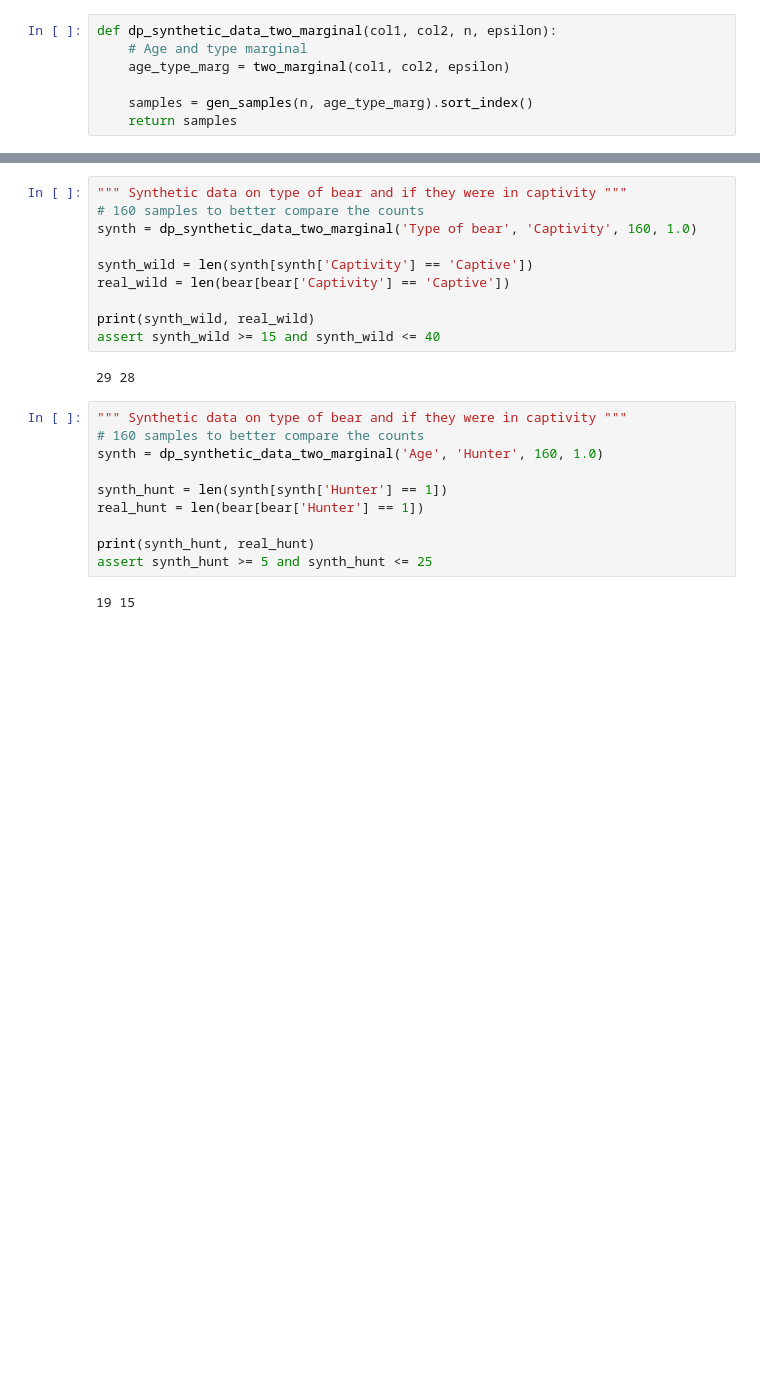
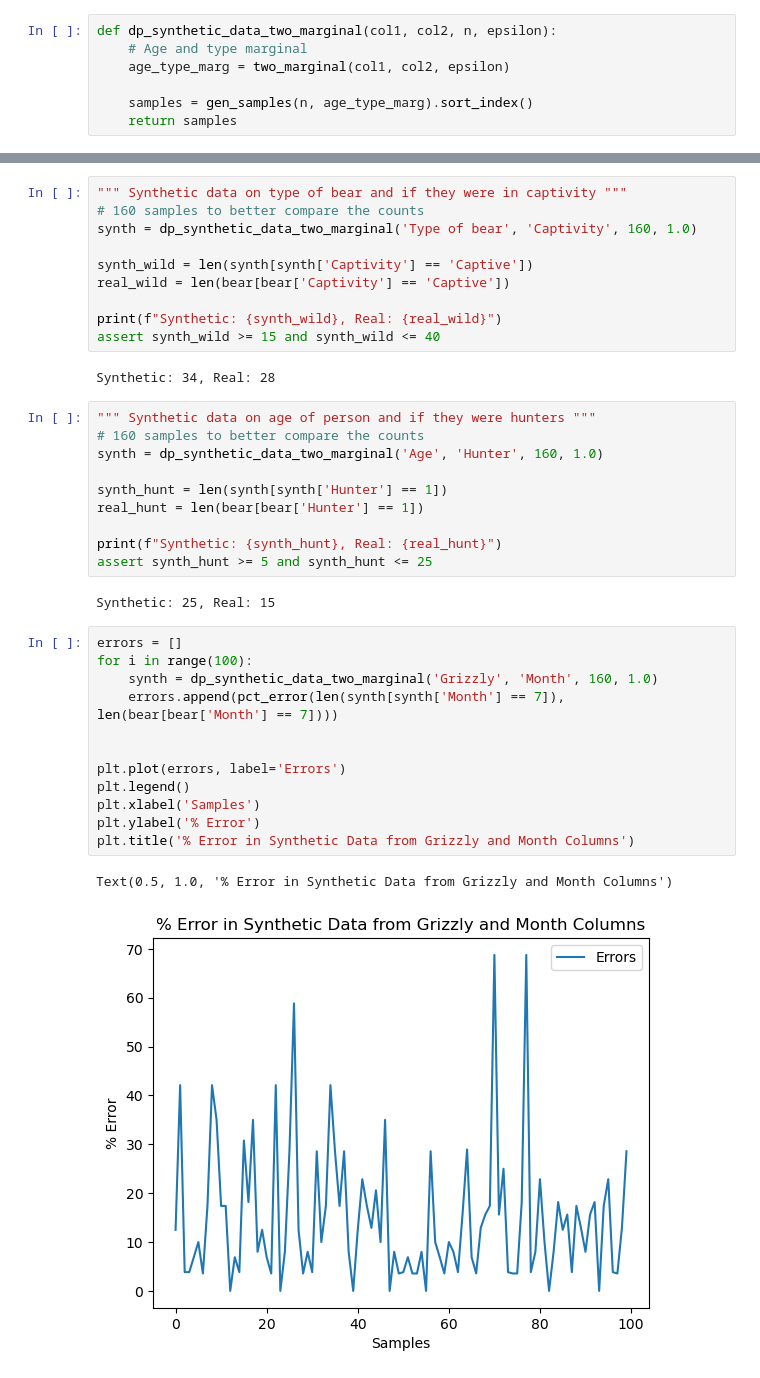
Before and after one commit to jbennett979/Data_Privacy_FP, a Jupyter notebook: Synthetic_Data.ipynb, the cells around one changed output, grey strips where cells are left out. Cells and saved outputs as stored; diff of their text form; blank space fills up the shorter version.

Commit message:
graphing 2 way marginals

```diff
--- a/Synthetic_Data.ipynb
+++ b/Synthetic_Data.ipynb
@@ -222,19 +222,34 @@ synth = dp_synthetic_data_two_marginal('Type of bear', 'Captivity', 160, 1.0)
 synth_wild = len(synth[synth['Captivity'] == 'Captive'])
 real_wild = len(bear[bear['Captivity'] == 'Captive'])
 
-print(synth_wild, real_wild)
+print(f"Synthetic: {synth_wild}, Real: {real_wild}")
 assert synth_wild >= 15 and synth_wild <= 40
 # %% [output]
-29 28
+Synthetic: 34, Real: 28
 # %%
-""" Synthetic data on type of bear and if they were in captivity """
+""" Synthetic data on age of person and if they were hunters """
 # 160 samples to better compare the counts
 synth = dp_synthetic_data_two_marginal('Age', 'Hunter', 160, 1.0)
 
 synth_hunt = len(synth[synth['Hunter'] == 1])
 real_hunt = len(bear[bear['Hunter'] == 1])
 
-print(synth_hunt, real_hunt)
+print(f"Synthetic: {synth_hunt}, Real: {real_hunt}")
 assert synth_hunt >= 5 and synth_hunt <= 25
 # %% [output]
-19 15
+Synthetic: 25, Real: 15
+# %%
+errors = []
+for i in range(100):
+    synth = dp_synthetic_data_two_marginal('Grizzly', 'Month', 160, 1.0)
+    errors.append(pct_error(len(synth[synth['Month'] == 7]), len(bear[bear['Month'] == 7])))
+
+
+plt.plot(errors, label='Errors')
+plt.legend()
+plt.xlabel('Samples')
+plt.ylabel('% Error')
+plt.title('% Error in Synthetic Data from Grizzly and Month Columns')
+# %% [output]
+Text(0.5, 1.0, '% Error in Synthetic Data from Grizzly and Month Columns')
+[figure, added]
```
Also changed, not shown: parts of 8 cells of this notebook.
